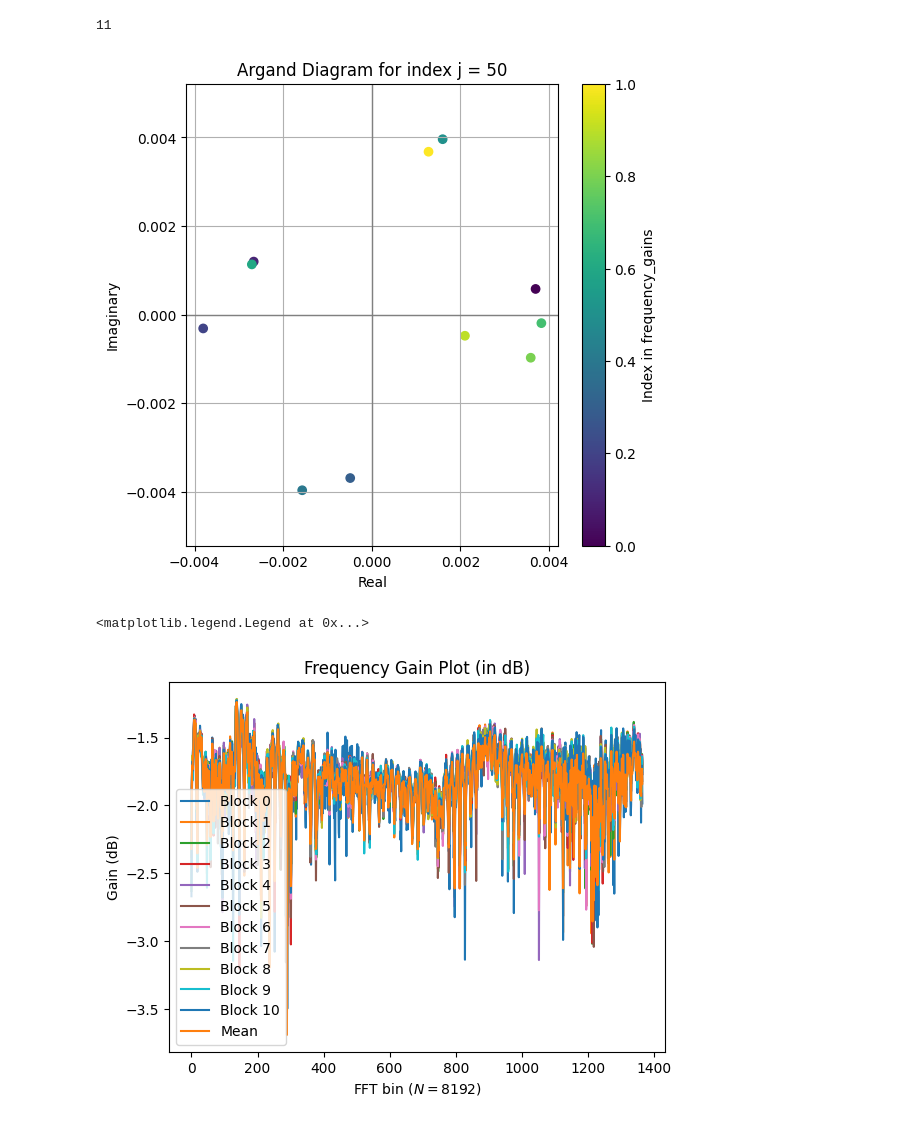
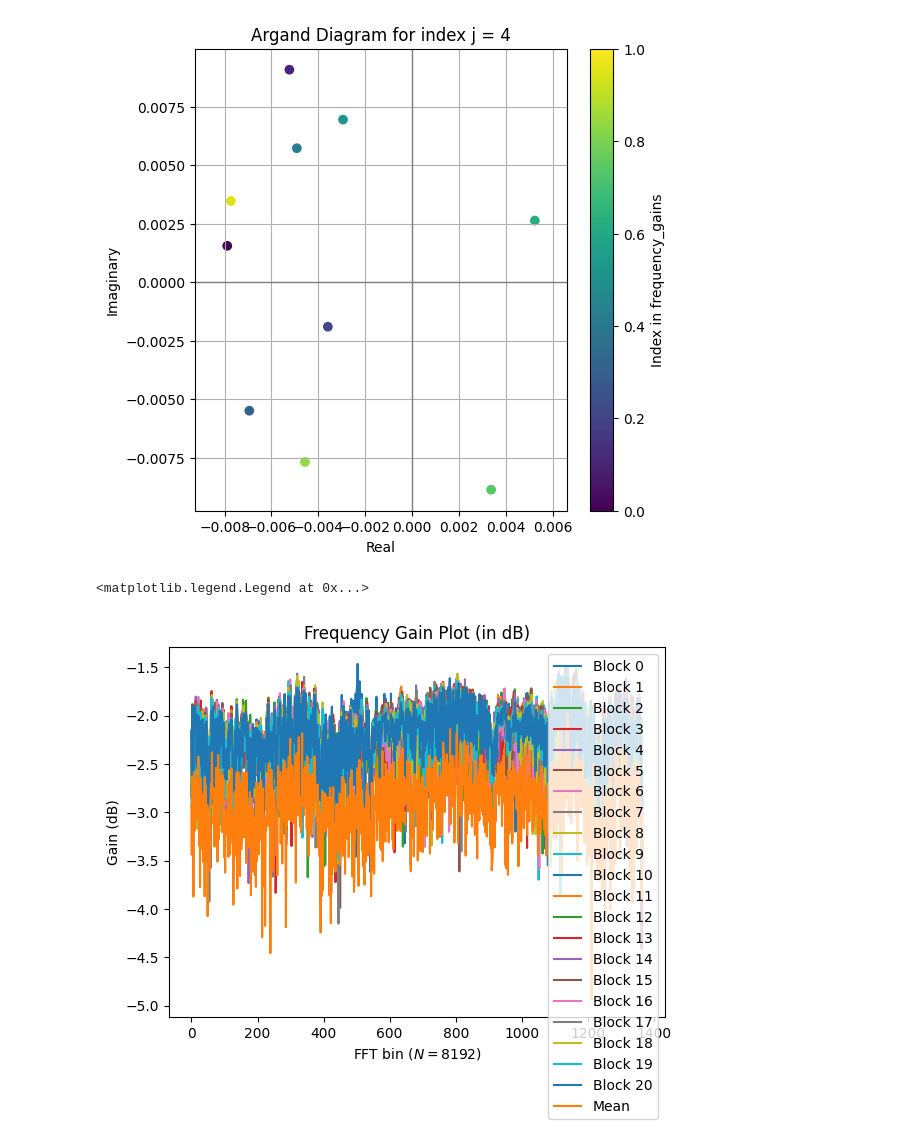
Before and after one commit to dac90/audio_modem_2025, a Jupyter notebook: notebooks/dac90_pilots.ipynb, the cells around one changed output. Cells and saved outputs as stored; diff of their text form; code cells hidden in the pictures.

Commit message:
made more things numpy based, smth isnt working with pilots

```diff
--- a/notebooks/dac90_pilots.ipynb
+++ b/notebooks/dac90_pilots.ipynb
@@ -38,8 +48,8 @@ Saved to C:\Users\dcies\Desktop\Audio Modem\audio_modem_2025\src\modem\..\..\fil
 # %%
-recv_signal = wav.read_wav("2025-05-28_LT6.wav")
+recv_signal = wav.read_wav("2025-05-28_H06.wav")
 # %%
 #TODO: Dont assume known length of stuff, repeated synchronisation etc
 aligned_recv_signal = chirp.synchronise(recv_signal, sum(map(len, ofdm_symbols)), plot_correlations=True)
 RECIEVED_BLOCKS = int(len(aligned_recv_signal[chirp.START_CHIRP.size:-chirp.END_CHIRP.size])/OFDM_SYMBOL_LENGTH)
-recv_ofdm_symbols = np.split(aligned_recv_signal[chirp.START_CHIRP.size:-chirp.END_CHIRP.size], RECIEVED_BLOCKS)
+recv_ofdm_symbols = np.reshape(aligned_recv_signal[chirp.START_CHIRP.size:-chirp.END_CHIRP.size], (RECIEVED_BLOCKS, -1))
 # %% [output]
@@ -65,27 +74,20 @@ for sig, ax in zip((signal, aligned_recv_signal), axs):
 # %%
-known_qpsk_symbols = pilot.interleave_pilot_blocks([None] * RECIEVED_DATA_BLOCKS, pilot_qpsk_symbols)
+data_qpsk_values = np.reshape(data_qpsk_values,[-1,DATA_BLOCK_LENGTH])
+pilot_qpsk_symbols = np.reshape(pilot_qpsk_symbols,[-1,DATA_BLOCK_LENGTH])
+known_qpsk_symbols = pilot.interleave_pilot_blocks(np.full((RECIEVED_DATA_BLOCKS, DATA_BLOCK_LENGTH), np.nan, dtype=np.complex128), pilot_qpsk_symbols)
 # %%
-frequency_gains = [
-    None if qpsk_syms is None else
-    qpsk.decode_ofdm_symbol(recv_sym[np.newaxis, :])[0] / qpsk_syms
-    for recv_sym, qpsk_syms in zip(recv_ofdm_symbols, known_qpsk_symbols)
-]
-valid_gains = [fg for fg in frequency_gains if fg is not None]
-avg_gain = np.mean(valid_gains, axis=0)
+observed_frequency_gains = qpsk.decode_ofdm_symbol(recv_ofdm_symbols)/known_qpsk_symbols
+avg_gain = np.nanmean(observed_frequency_gains, axis=0)
-# %%
-print(len(valid_gains))
-# %% [output]
-11
 # %%
 import numpy as np
 import matplotlib.pyplot as plt
 
 # Choose the index j to plot
-j = 50  # example index
+j = 4  # example index
 
 # Collect valid (index, complex value) pairs
 valid_points = [
-    (i, arr[j]) for i, arr in enumerate(frequency_gains)
+    (i, arr[j]) for i, arr in enumerate(observed_frequency_gains[:20])
     if arr is not None and j < len(arr)
 ]
 
@@ -116,5 +118,5 @@ cbar = plt.colorbar(scatter, label='Index in frequency_gains')
 
 plt.show()
 # %% [output]
-[figure, old version]
+[figure, new version]
 # %%
@@ -128,12 +125,12 @@ average_snr = np.mean(valid_snr, axis=0)
 # %%
 fig, ax = plt.subplots()
-for i, block_gain in enumerate(valid_gains):
+for i, block_gain in enumerate(observed_frequency_gains[~np.isnan(observed_frequency_gains).any(axis=1)]):
     ax.plot(np.log10(np.abs(block_gain)), label=f"Block {i}")
 ax.plot(np.log10(np.abs(avg_gain)), label="Mean")
 ax.set_title('Frequency Gain Plot (in dB)')
 ax.set_xlabel('FFT bin ($N = 8192$)')
 ax.set_ylabel('Gain (dB)')
 ax.legend()
 # %% [output]
 <matplotlib.legend.Legend at 0x...>
-[figure, old version]
+[figure, new version]
```
Also changed, not shown: parts of 11 cells of this notebook, 4 other files.
